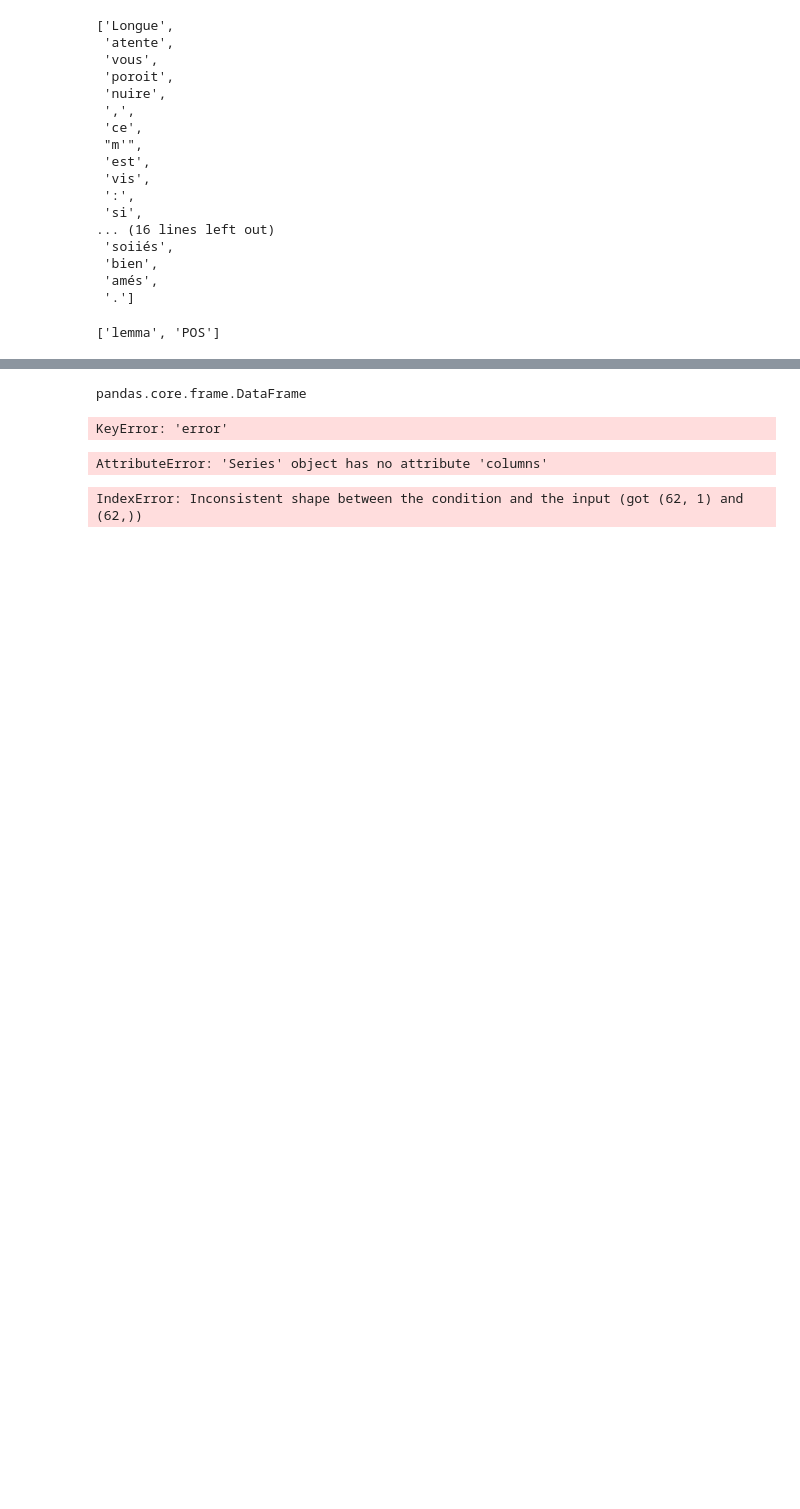
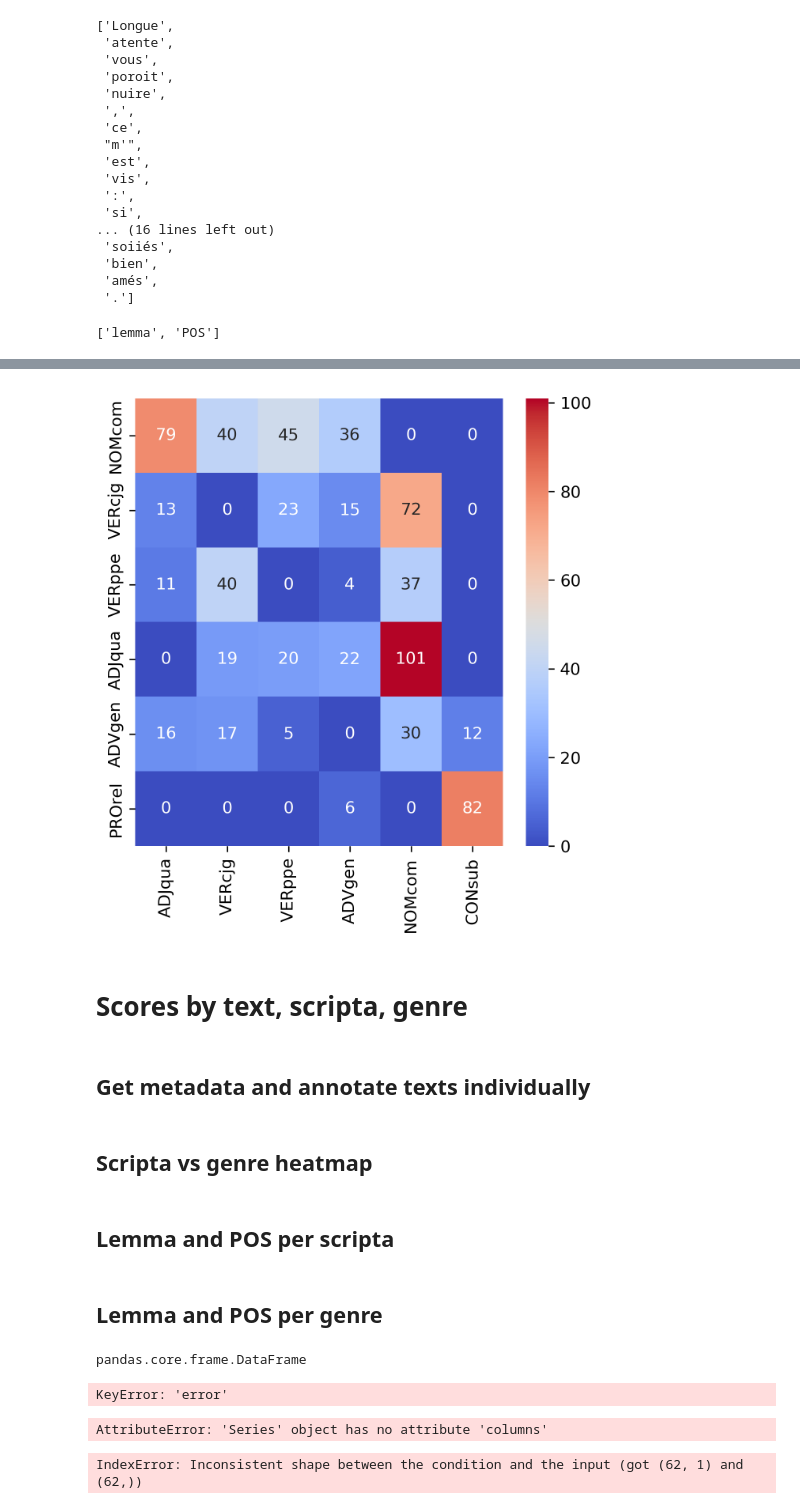
Before and after one commit to LucenceIng/evaluationModeleCILPR, a Jupyter notebook: recupLexemesVThibaultC.ipynb, the cells around one changed output, grey strips where cells are left out. Cells and saved outputs as stored; diff of their text form; code cells hidden in the pictures; blank space fills up the shorter version.

```diff
--- a/recupLexemesVThibaultC.ipynb
+++ b/recupLexemesVThibaultC.ipynb
@@ -403,0 +403,17 @@ Impact_Acc_Per_Pos3
+# %%
+# Get some confusion matrix
+confMat = defaultdict(Counter)
+
+for (pos_pred, pos_truth) in zip(
+   Scores_all2["POS"][0],
+   Scores_all2["POS"][1]
+):
+    if pos_pred != pos_truth:
+        confMat[pos_truth][pos_pred] += 1
+
+#confMat
+
+confMatDf = pd.DataFrame(confMat).transpose().fillna(0)
+#confMatDf = confMatDf.loc[(confMatDf.sum(axis=1) > 50), (confMatDf.sum(axis=0) > 50)]
+confMatDf = confMatDf.loc[(confMatDf.sum(axis=1) > 99), (confMatDf.sum(axis=0) > 99)]
+confMatDf.sort_index().sort_index(axis=1).astype(int)
@@ -404,3 +428,18 @@ Impact_Acc_Per_Pos3
+# %%
+fig, ax = plt.subplots(1, 1, figsize=(5, 5), dpi=300)
+ax = sns.heatmap(confMatDf, annot=True, fmt=".0f", cmap = "coolwarm")
+# %% [output]
+[figure, added]
+# %% [markdown]
+# Scores by text, scripta, genre
+# %% [markdown]
+## Get metadata and annotate texts individually
+# %% [markdown]
+## Scripta vs genre heatmap
+# %% [markdown]
+## Lemma and POS per scripta
+# %% [markdown]
+## Lemma and POS per genre
 # %%
 Impact_Acc_Per_Pos3["error"] = Impact_Acc_Per_Pos3[1].str.extract(r'\(Error Rate: (.*)%\)')
 Impact_Acc_Per_Pos3.index = Impact_Acc_Per_Pos3[0].str.extract(r'\[REF:(.*)\]')
```
Also changed, not shown: parts of 23 cells of this notebook, 2 other files.
